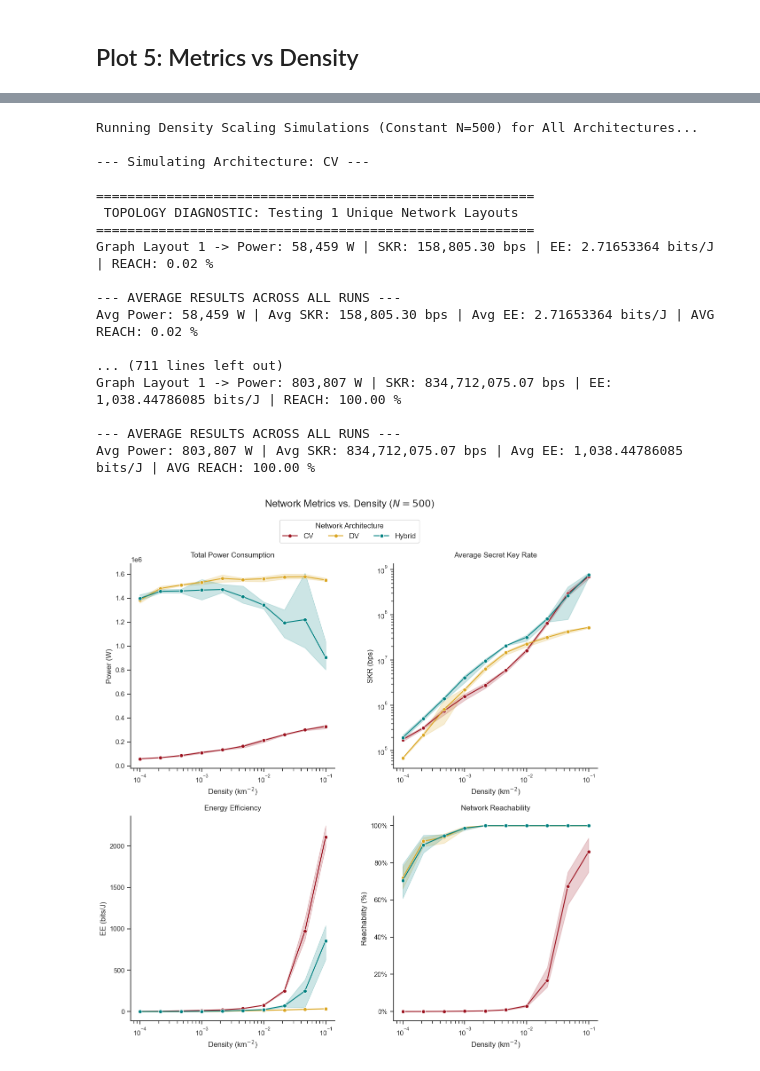
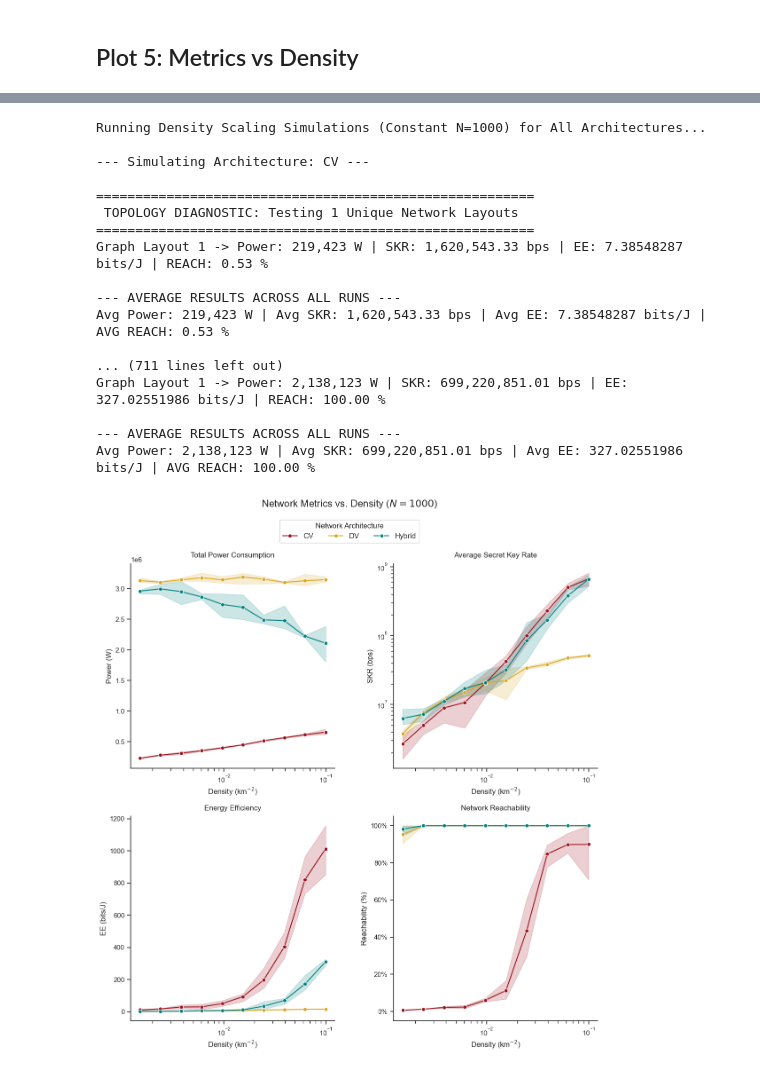
Before and after one commit to lucamar91/qkd_networks, a Jupyter notebook: Energy_plots.ipynb, the cells around one changed output, grey strips where cells are left out. Drawn from its saved outputs; the diff is of its cells as text; code cells hidden in the pictures.

```diff
--- a/Energy_plots.ipynb
+++ b/Energy_plots.ipynb
@@ -261,6 +283,6 @@ Avg Power: 257,865 W | Avg SKR: 1,290,116.46 bps | Avg EE: 5.00306151 bits/J | A
 # %%
 # Sweeping N from 50 up to 1000
-N_values = [50, 100, 250, 500, 750, 1000]
+N_values = np.logspace(np.log10(600), np.log10(5000), num=10, dtype=int)
 fixed_radius = 200 # Constant area
 architectures = ['CV', 'DV', 'hybrid'] # Loop through all three!
 scaling_data = []
@@ -373,8 +395,9 @@ import matplotlib.pyplot as plt
 import matplotlib.ticker as mtick
 
 # Sweeping Radius from a dense city to a sparse country
-R_values = [20, 50, 100, 150, 200, 300, 400]
-fixed_N = 500 # Constant number of deployed nodes
+fixed_N = 1000
+# Sweeping safely below the 269 km limit
+R_values = [20, 50, 100, 150, 200, 250]
 architectures = ['CV', 'DV', 'hybrid'] # Loop through all three!
 scaling_data_R = []
 
@@ -479,9 +502,9 @@ Avg Power: 1,460,748 W | Avg SKR: 723,347.10 bps | Avg EE: 0.49518945 bits/J | A
 # %% [markdown]
  ## Plot 5: Metrics vs Density
 # %%
-N_val = 500
+N_val = 1000
 # Generate 10 logarithmic density points exactly like the Mariani paper
-rhos = np.logspace(-4, -1, 10)
+rhos = np.logspace(np.log10(1.5e-3), -1, 10)
 density_data = []
 
 print(f"Running Density Simulations for N={N_val}...")
@@ -619,7 +640,7 @@ Running Density Simulations for N=500...
 # %%
-N_val = 500
+N_val = 1000
 # Generate 10 logarithmic density points exactly like the Mariani paper
-rhos = np.logspace(-4, -1, 10)
+rhos = np.logspace(np.log10(1.5e-3), -1, 10)
 architectures = ['CV', 'DV', 'hybrid'] # Loop through all three!
 density_data = []
 
@@ -694,36 +715,36 @@ axes[3].set_ylim(-5, 105)
 axes[3].yaxis.set_major_formatter(mtick.PercentFormatter())
 
 # Format all boxes to be perfectly square
 for ax in axes:
     ax.set_box_aspect(1)
 
 # Extract the legend and move it to the very top of the figure
 handles, labels = axes[3].get_legend_handles_labels()
 axes[3].get_legend().remove()
 fig.legend(handles, labels, title='Network Architecture', loc='lower center',
            bbox_to_anchor=(0.5, 0.96), ncol=3, fontsize=12, title_fontsize=12)
 
 # Adjust the title slightly higher to make room for the master legend
 plt.suptitle(f'Network Metrics vs. Density ($N={N_val}$)', fontsize=16, y=1.05)
 plt.tight_layout()
 plt.savefig('plots/5_metrics_vs_density_comparison.pdf', bbox_inches='tight')
 plt.show()
 # %% [output]
-Running Density Scaling Simulations (Constant N=500) for All Architectures...
+Running Density Scaling Simulations (Constant N=1000) for All Architectures...
 
 --- Simulating Architecture: CV ---
 
 ========================================================
  TOPOLOGY DIAGNOSTIC: Testing 1 Unique Network Layouts
 ========================================================
-Graph Layout 1 -> Power: 58,459 W | SKR: 158,805.30 bps | EE: 2.71653364 bits/J | REACH: 0.02 %
+Graph Layout 1 -> Power: 219,423 W | SKR: 1,620,543.33 bps | EE: 7.38548287 bits/J | REACH: 0.53 %
 
 --- AVERAGE RESULTS ACROSS ALL RUNS ---
-Avg Power: 58,459 W | Avg SKR: 158,805.30 bps | Avg EE: 2.71653364 bits/J | AVG REACH: 0.02 %
+Avg Power: 219,423 W | Avg SKR: 1,620,543.33 bps | Avg EE: 7.38548287 bits/J | AVG REACH: 0.53 %
 
 ... (711 lines left out)
-Graph Layout 1 -> Power: 803,807 W | SKR: 834,712,075.07 bps | EE: 1,038.44786085 bits/J | REACH: 100.00 %
+Graph Layout 1 -> Power: 2,138,123 W | SKR: 699,220,851.01 bps | EE: 327.02551986 bits/J | REACH: 100.00 %
 
 --- AVERAGE RESULTS ACROSS ALL RUNS ---
-Avg Power: 803,807 W | Avg SKR: 834,712,075.07 bps | Avg EE: 1,038.44786085 bits/J | AVG REACH: 100.00 %
+Avg Power: 2,138,123 W | Avg SKR: 699,220,851.01 bps | Avg EE: 327.02551986 bits/J | AVG REACH: 100.00 %
-[figure, old version]
+[figure, new version]
```
Also changed, not shown: parts of 11 cells of this notebook, 11 other files.
